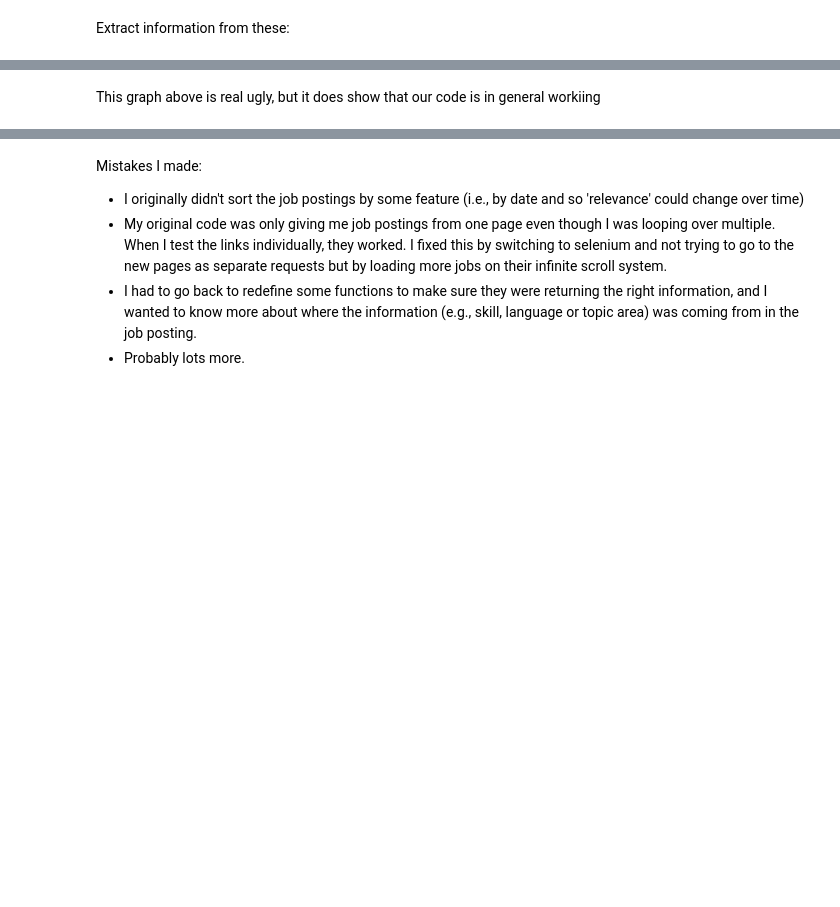
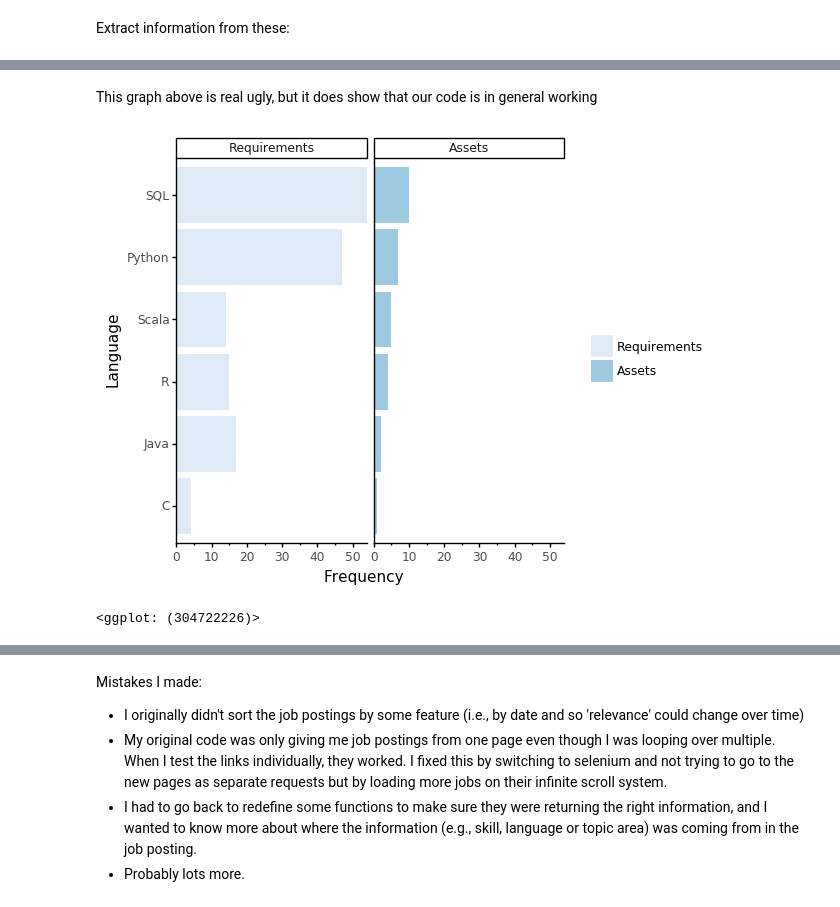
Before and after one commit to timcashion/DS_Jobs_Vancouver, a Jupyter notebook: LinkedIn_Vancouver_Data_Scientists.ipynb, the cells around one changed output, grey strips where cells are left out. Drawn from its saved outputs; the diff is of its cells as text; code cells hidden in the pictures; blank space fills up the shorter version.

```diff
--- a/LinkedIn_Vancouver_Data_Scientists.ipynb
+++ b/LinkedIn_Vancouver_Data_Scientists.ipynb
@@ -362,30 +390,35 @@ skills_summary_df["type"] = skills_summary_df["type"].cat.reorder_categories(["R
 # %% [markdown]
-This graph above is real ugly, but it does show that our code is in general workiing
+This graph above is real ugly, but it does show that our code is in general working
 # %%
 #Languages
 languages = ["R", "sql", "python", "java", "scala", "C", "sas"]
 
 lang_clean = {"sql": "SQL",
              "python": "Python",
              "R": "R",
              "java": "Java",
              "scala": "Scala",
              "C": "C",
              "sas": "SAS"}
 
 skills_summary_lang = skills_summary_df[skills_summary_df.attribute.isin(languages)]
 skills_summary_lang = skills_summary_lang.replace(to_replace=lang_clean)
 skills_summary_lang = sort_df(skills_summary_lang, var_col="attribute")
 
 
-(p9.ggplot(skills_summary_lang, p9.aes('attribute', 'value', fill='type', show_legend=False)) +
+lang_plot = (p9.ggplot(skills_summary_lang, p9.aes('attribute', 'value', fill='type', show_legend=False)) +
  p9.geom_col() +
  p9.coord_flip() +
  p9.scale_y_continuous(expand=[0,0]) +
  p9.labs(y="Frequency", x="Language", fill="") +
  p9.scale_fill_brewer(palette="Blues") +
  p9.facet_wrap('~type')
 )
+lang_plot.save(filename = 'lang_plot.png', height=5, width=5, units = 'in', dpi=1000)
+lang_plot
+# %% [output]
+[figure, added]
+<ggplot: (304722226)>
 # %%
 
 programs = ["tableau", "docker", "bigquery", "jira", "spark", "hadoop"]
```
Also changed, not shown: parts of 21 cells of this notebook.
